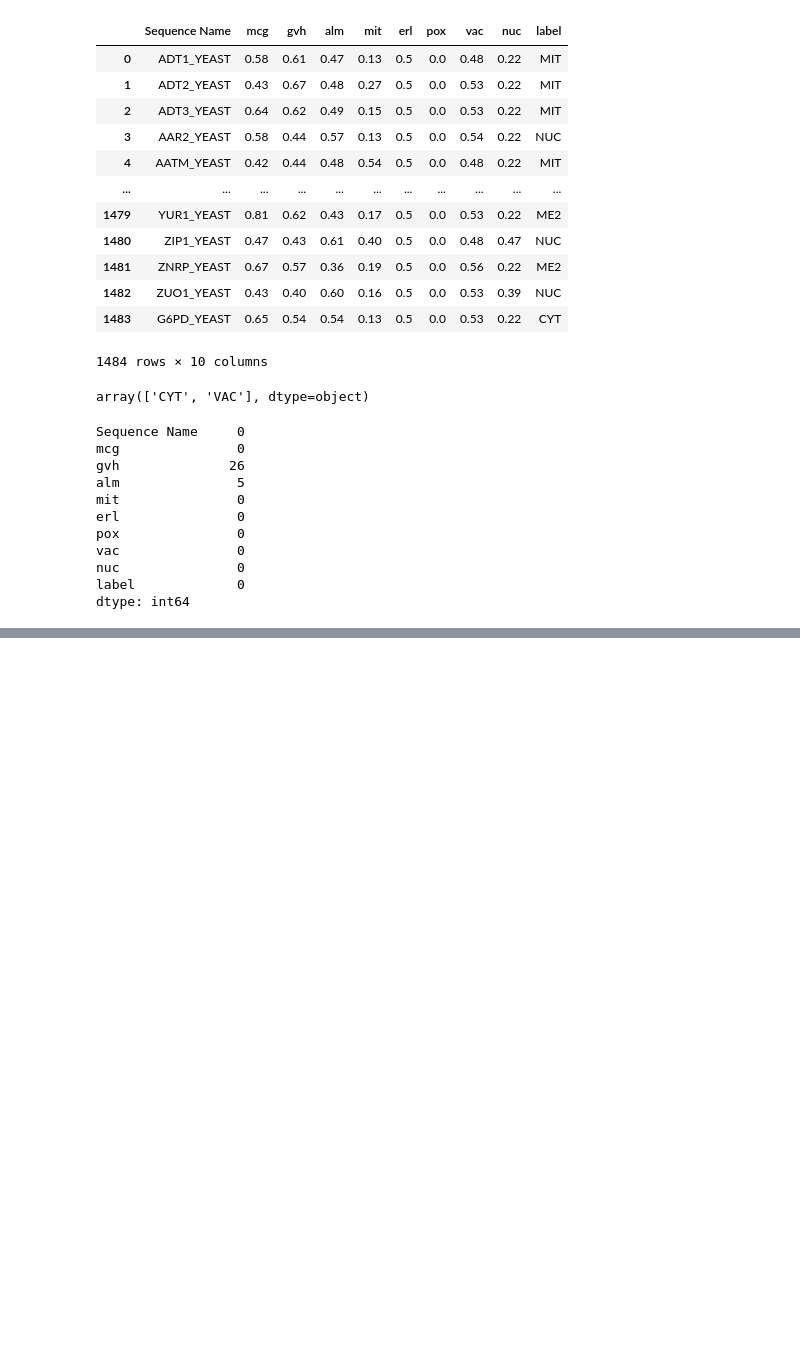
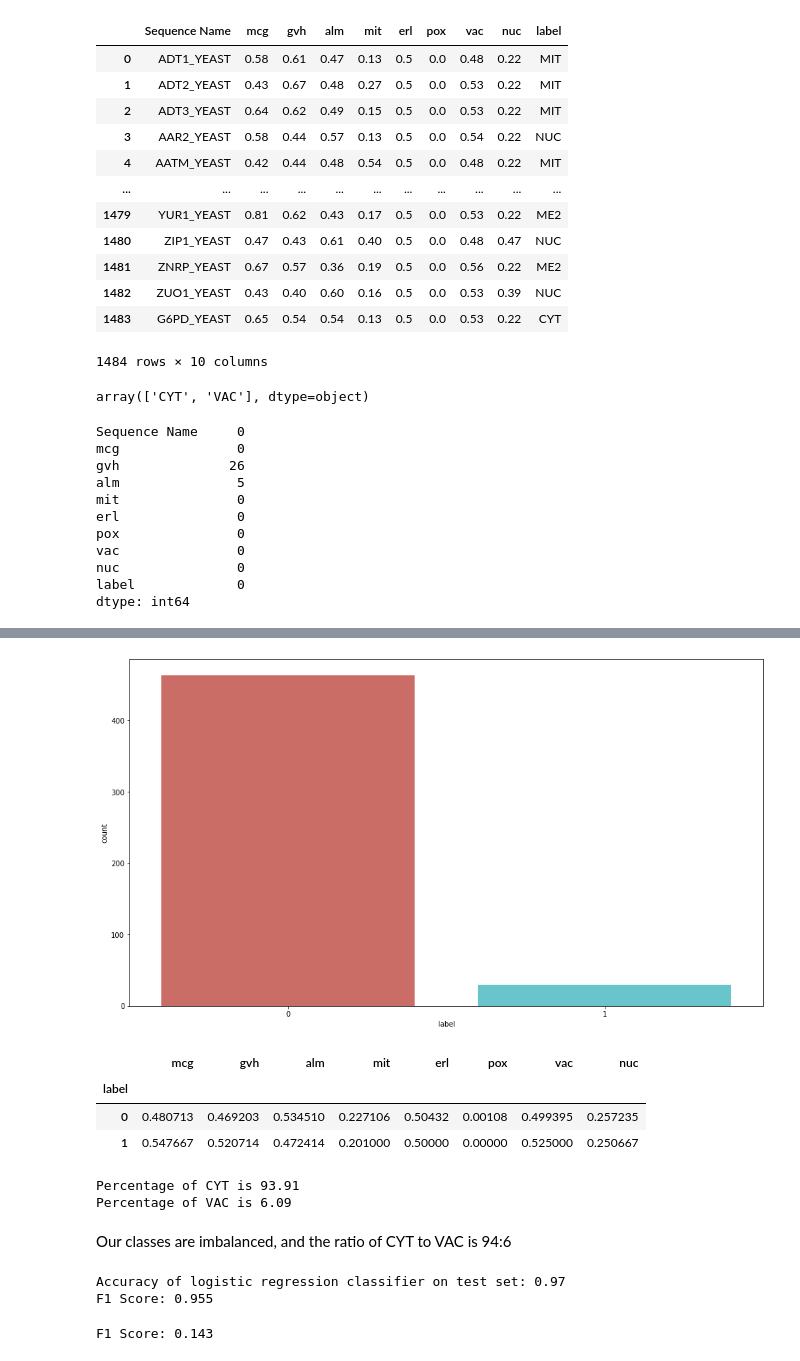
Before and after one commit to martinel-UAS/projects, a Jupyter notebook: Assignment_6/Assignment 6.ipynb, the cells around one changed output, grey strips where cells are left out. Drawn from its saved outputs; the diff is of its cells as text; code cells hidden in the pictures; blank space fills up the shorter version.

```diff
--- a/Assignment_6/Assignment 6.ipynb
+++ b/Assignment_6/Assignment 6.ipynb
@@ -114,0 +120,61 @@ array([[0.51, 0.4 , 0.56, ..., 0.5 , 0.49, 0.22],
+# %%
+sns.countplot(x='label', data=df, palette='hls')
+plt.show()
+# %% [output]
+[figure, added]
+# %%
+df.groupby('label').mean()
+# %% [output]
+|  | mcg | gvh | alm | mit | erl | pox | vac | nuc |
+| label |  |  |  |  |  |  |  |  |
+| 0 | 0.480713 | 0.469203 | 0.534510 | 0.227106 | 0.50432 | 0.00108 | 0.499395 | 0.257235 |
+| 1 | 0.547667 | 0.520714 | 0.472414 | 0.201000 | 0.50000 | 0.00000 | 0.525000 | 0.250667 |
+# %%
+CYT = len(df[df['label']==0])
+VAC = len(df[df['label']==1])
+PCT_CYT = CYT/(CYT+VAC)
+print(f"Percentage of CYT is {PCT_CYT*100:.2f}")
+PCT_VAC = VAC/(CYT+VAC)
+print(f"Percentage of VAC is {PCT_VAC*100:.2f}")
+# %% [output]
+Percentage of CYT is 93.91
+Percentage of VAC is 6.09
+# %% [markdown]
+Our classes are imbalanced, and the ratio of CYT to VAC is 94:6
+# %%
+# fit the model
+model = LogisticRegression()
+model.fit(X_train, y_train)
+# evaluate the model
+y_pred = model.predict(X_test)
+# evaluate predictions
+print('Accuracy of logistic regression classifier on test set: {:.2f}'.format(model.score(X_test, y_test)))
+# calculate score
+score = f1_score(y_test, y_pred, average='weighted')
+print('F1 Score: %.3f' % score)
+# %% [output]
+Accuracy of logistic regression classifier on test set: 0.97
+F1 Score: 0.955
+# %%
+from sklearn.metrics import f1_score
+from sklearn.svm import OneClassSVM
+
+# Define outlier detection model
+model = OneClassSVM(gamma='scale', nu=0.01)
+
+# Fit on majority class
+X_train = X_train[y_train==0]
+model.fit(X_train)
+
+# Detect outliers in the test set
+y_pred = model.predict(X_test)
+
+# Mark inliers 1, outliers -1
+y_test[y_test == 1] = -1
+y_test[y_test == 0] = 1
+
+# Calculate score
+score = f1_score(y_test, y_pred, pos_label=-1)
+print('F1 Score: %.3f' % score)
+# %% [output]
+F1 Score: 0.143
```
Also changed, not shown: parts of 13 cells of this notebook.
